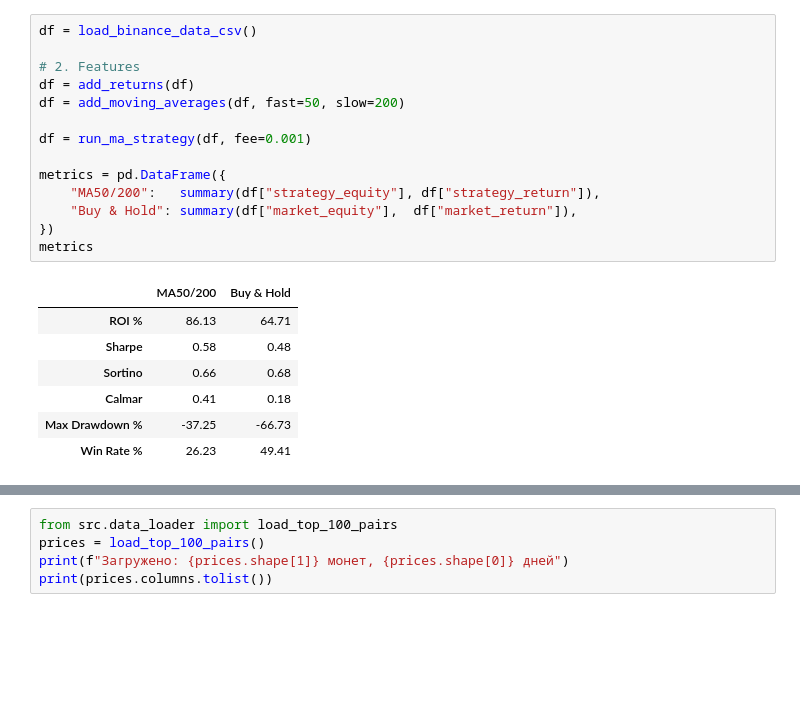
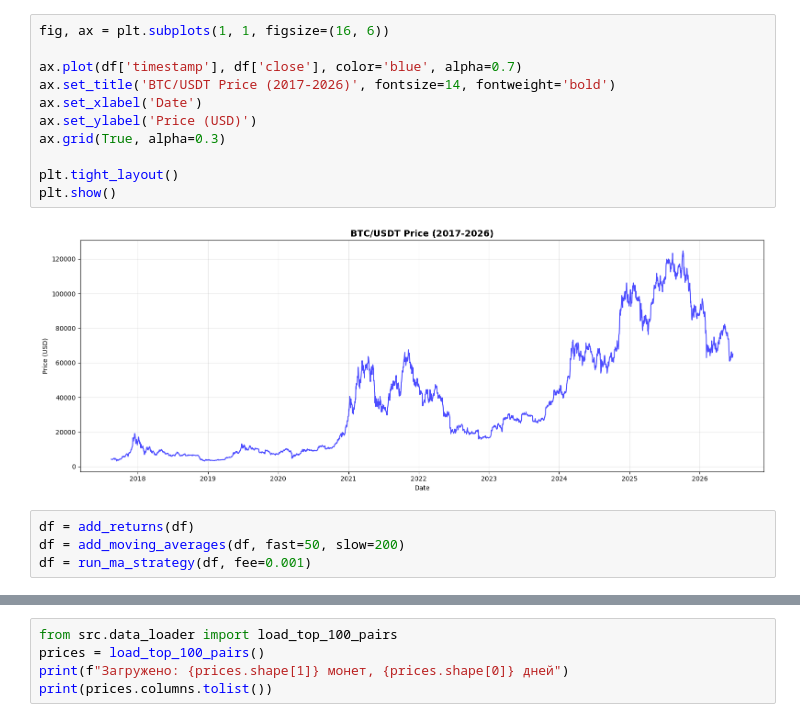
Before and after one commit to pda95/ai-crypto-hedge-fund, a Jupyter notebook: notebooks/hedge_fund.ipynb, the cells around one changed output, grey strips where cells are left out. Saved outputs shown, nothing was run; the diff lists cells and outputs as text; blank space fills up the shorter version.

```diff
--- a/notebooks/hedge_fund.ipynb
+++ b/notebooks/hedge_fund.ipynb
@@ -12,22 +74,17 @@ import pandas as pd
+# %%
+fig, ax = plt.subplots(1, 1, figsize=(16, 6))
+
+ax.plot(df['timestamp'], df['close'], color='blue', alpha=0.7)
+ax.set_title('BTC/USDT Price (2017-2026)', fontsize=14, fontweight='bold')
+ax.set_xlabel('Date')
+ax.set_ylabel('Price (USD)')
+ax.grid(True, alpha=0.3)
+
+plt.tight_layout()
+plt.show()
+# %% [output]
+[figure, added]
 # %%
-df = load_binance_data_csv()
-
-# 2. Features
 df = add_returns(df)
 df = add_moving_averages(df, fast=50, slow=200)
-
 df = run_ma_strategy(df, fee=0.001)
-
-metrics = pd.DataFrame({
-    "MA50/200":   summary(df["strategy_equity"], df["strategy_return"]),
-    "Buy & Hold": summary(df["market_equity"],  df["market_return"]),
-})
-metrics
-# %% [output]
-|  | MA50/200 | Buy & Hold |
-| ROI % | 86.13 | 64.71 |
-| Sharpe | 0.58 | 0.48 |
-| Sortino | 0.66 | 0.68 |
-| Calmar | 0.41 | 0.18 |
-| Max Drawdown % | -37.25 | -66.73 |
-| Win Rate % | 26.23 | 49.41 |
```
Also changed, not shown: parts of 56 cells of this notebook, 10 other files.
